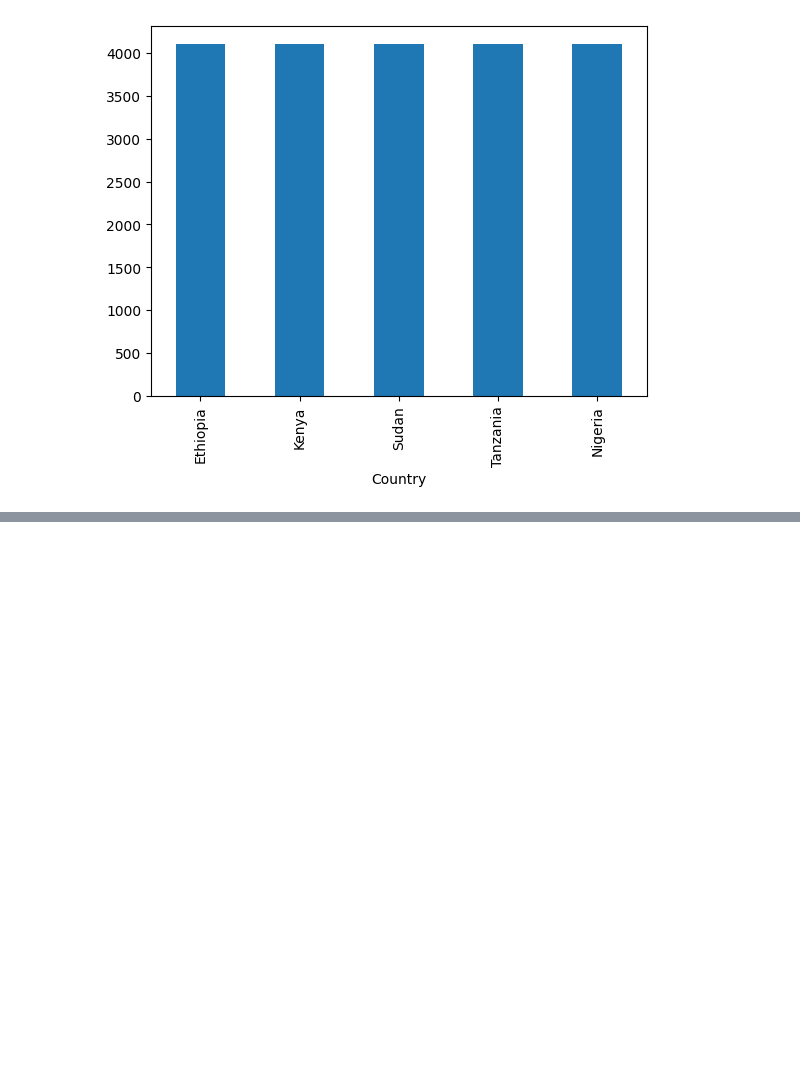
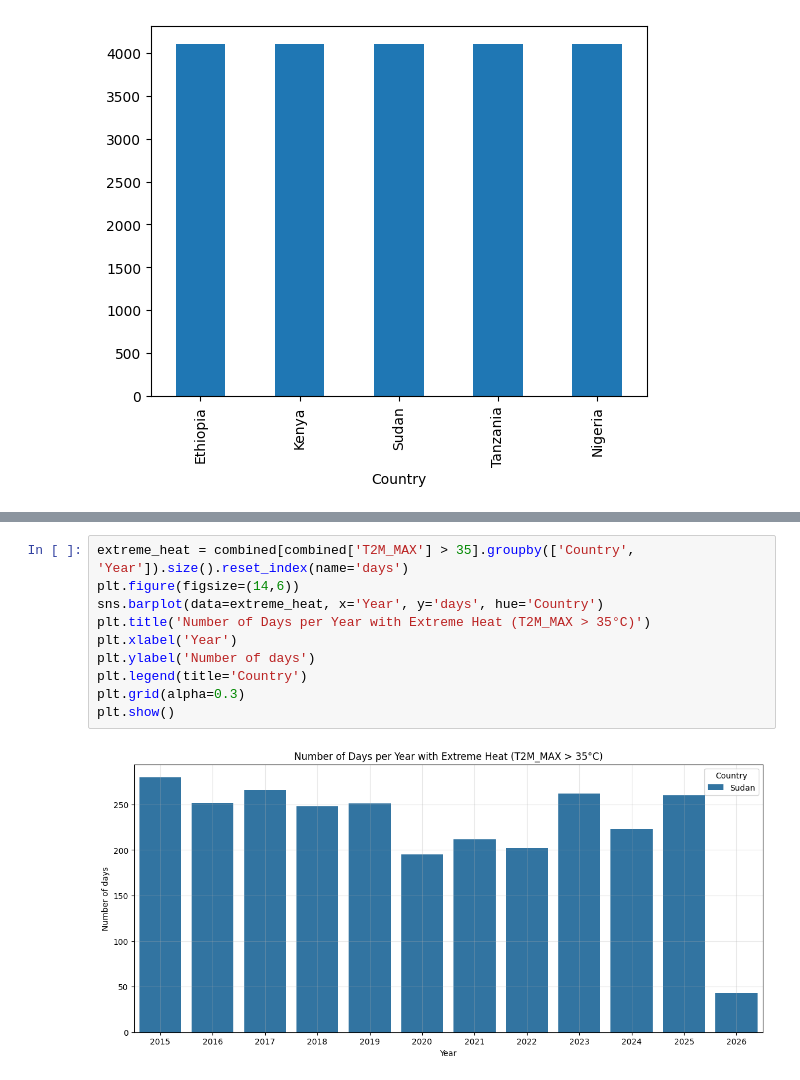
Before and after one commit to Sheyeeget/climate-challenge-week-0, a Jupyter notebook: notebooks/compare_countries.ipynb, the cells around one changed output, grey strips where cells are left out. Drawn from its saved outputs; the diff is of its cells as text; blank space fills up the shorter version.

```diff
--- a/notebooks/compare_countries.ipynb
+++ b/notebooks/compare_countries.ipynb
@@ -32,0 +87,12 @@ combined['Country'].value_counts().plot(kind='bar')
+# %%
+extreme_heat = combined[combined['T2M_MAX'] > 35].groupby(['Country', 'Year']).size().reset_index(name='days')
+plt.figure(figsize=(14,6))
+sns.barplot(data=extreme_heat, x='Year', y='days', hue='Country')
+plt.title('Number of Days per Year with Extreme Heat (T2M_MAX > 35°C)')
+plt.xlabel('Year')
+plt.ylabel('Number of days')
+plt.legend(title='Country')
+plt.grid(alpha=0.3)
+plt.show()
+# %% [output]
+[figure, added]
```
Also changed, not shown: parts of 7 cells of this notebook.
